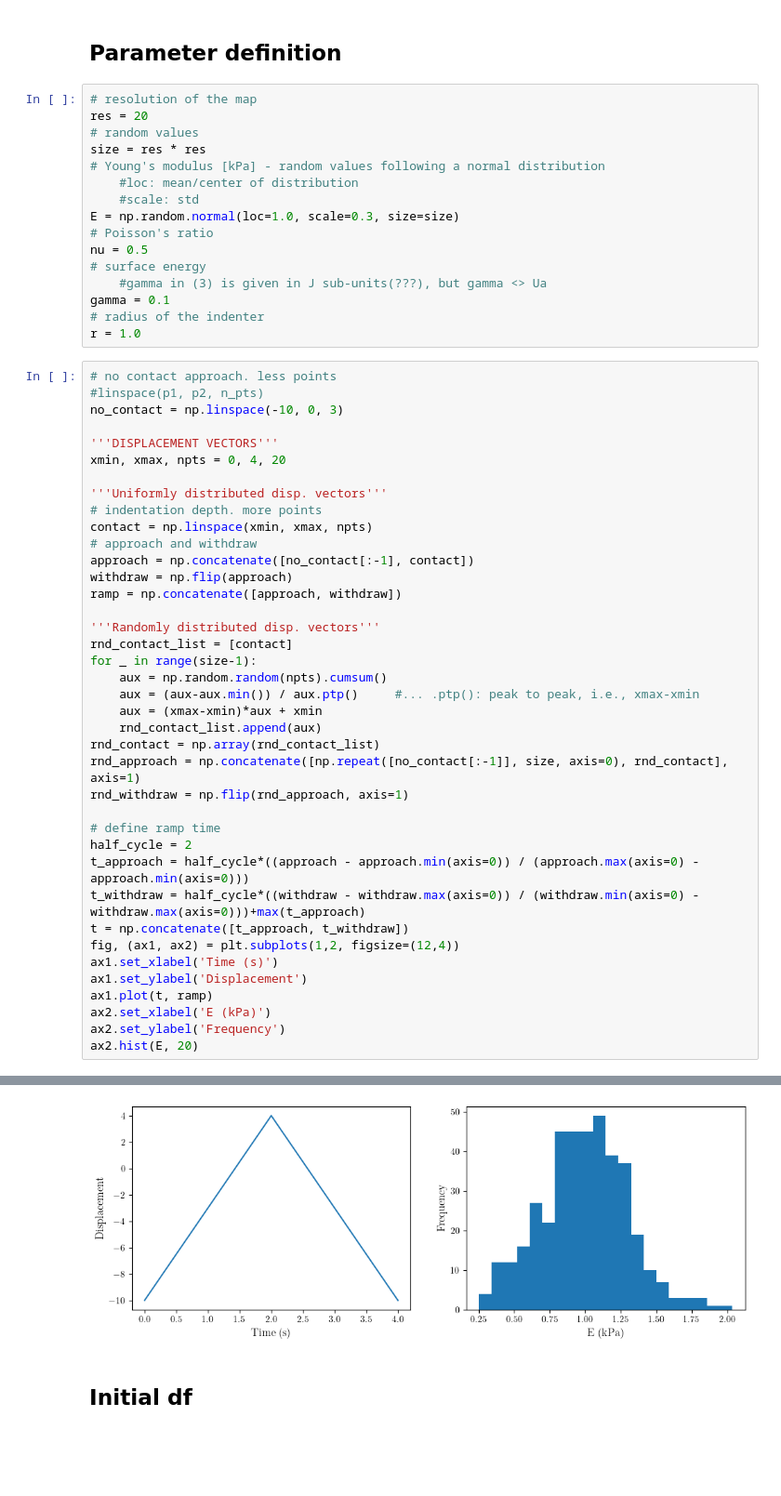
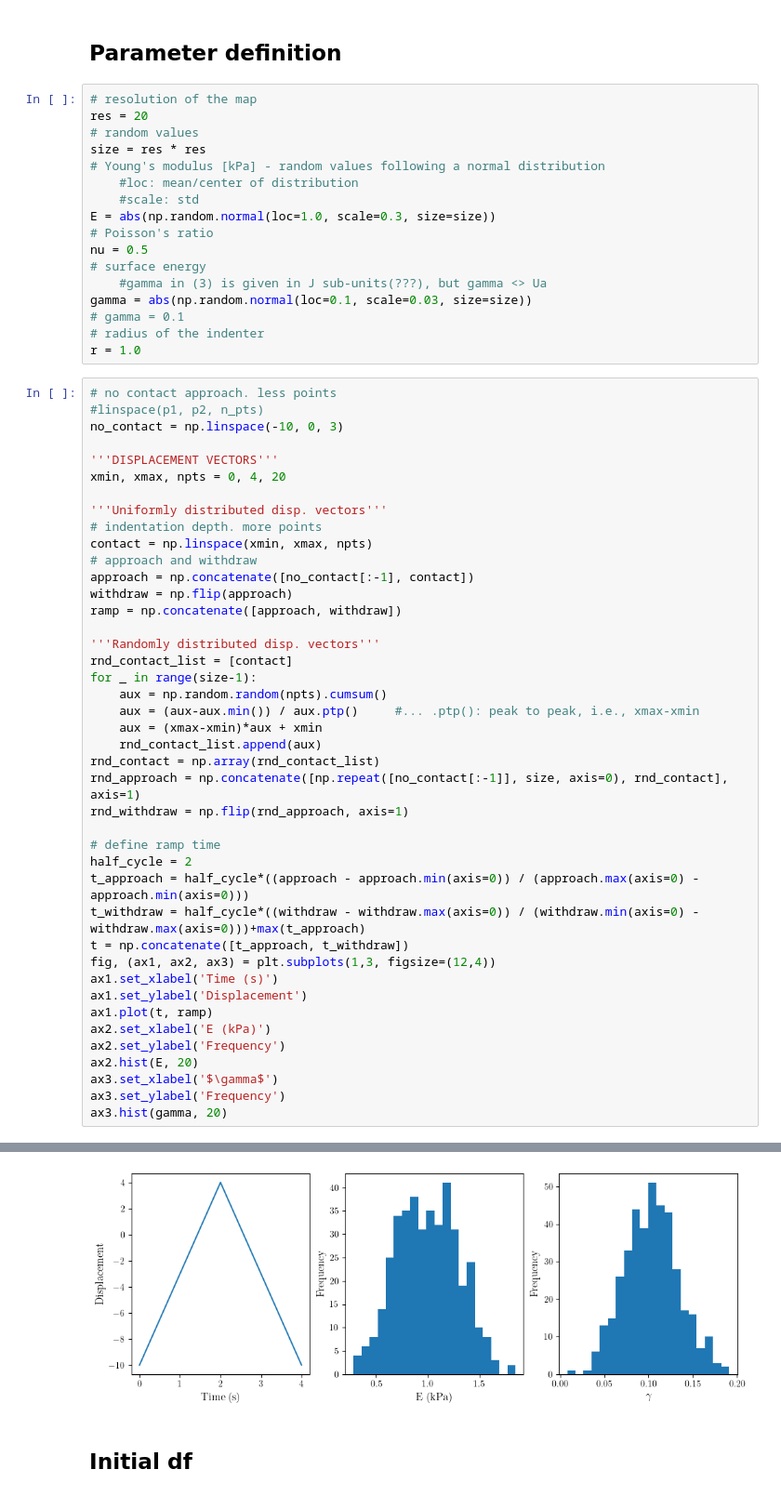
Before and after one commit to luisrlp/contact-surface, a Jupyter notebook: draft.ipynb, the cells around one changed output, grey strips where cells are left out. Shown at 93% size. Saved outputs shown, nothing was run; the diff lists cells and outputs as text; blank space fills up the shorter version.

```diff
--- a/draft.ipynb
+++ b/draft.ipynb
@@ -103,12 +120,13 @@ size = res * res
 # Young's modulus [kPa] - random values following a normal distribution
     #loc: mean/center of distribution
     #scale: std
-E = np.random.normal(loc=1.0, scale=0.3, size=size)
+E = abs(np.random.normal(loc=1.0, scale=0.3, size=size))
 # Poisson's ratio
 nu = 0.5
 # surface energy
     #gamma in (3) is given in J sub-units(???), but gamma <> Ua
-gamma = 0.1
+gamma = abs(np.random.normal(loc=0.1, scale=0.03, size=size))
+# gamma = 0.1
 # radius of the indenter
 r = 1.0
 # %%
@@ -143,11 +161,14 @@ half_cycle = 2
 t_approach = half_cycle*((approach - approach.min(axis=0)) / (approach.max(axis=0) - approach.min(axis=0)))
 t_withdraw = half_cycle*((withdraw - withdraw.max(axis=0)) / (withdraw.min(axis=0) - withdraw.max(axis=0)))+max(t_approach)
 t = np.concatenate([t_approach, t_withdraw])
-fig, (ax1, ax2) = plt.subplots(1,2, figsize=(12,4))
+fig, (ax1, ax2, ax3) = plt.subplots(1,3, figsize=(12,4))
 ax1.set_xlabel('Time (s)')
 ax1.set_ylabel('Displacement')
 ax1.plot(t, ramp)
 ax2.set_xlabel('E (kPa)')
 ax2.set_ylabel('Frequency')
 ax2.hist(E, 20)
+ax3.set_xlabel('$\gamma$')
+ax3.set_ylabel('Frequency')
+ax3.hist(gamma, 20)
 # %% [output]
@@ -161,5 +182,5 @@ ax2.hist(E, 20)
  <BarContainer object of 20 artists>)
-[figure, old version]
+[figure, new version]
 # %% [markdown]
 ## Initial df
 # %%
```
Also changed, not shown: parts of 27 cells of this notebook, 3 other files.
